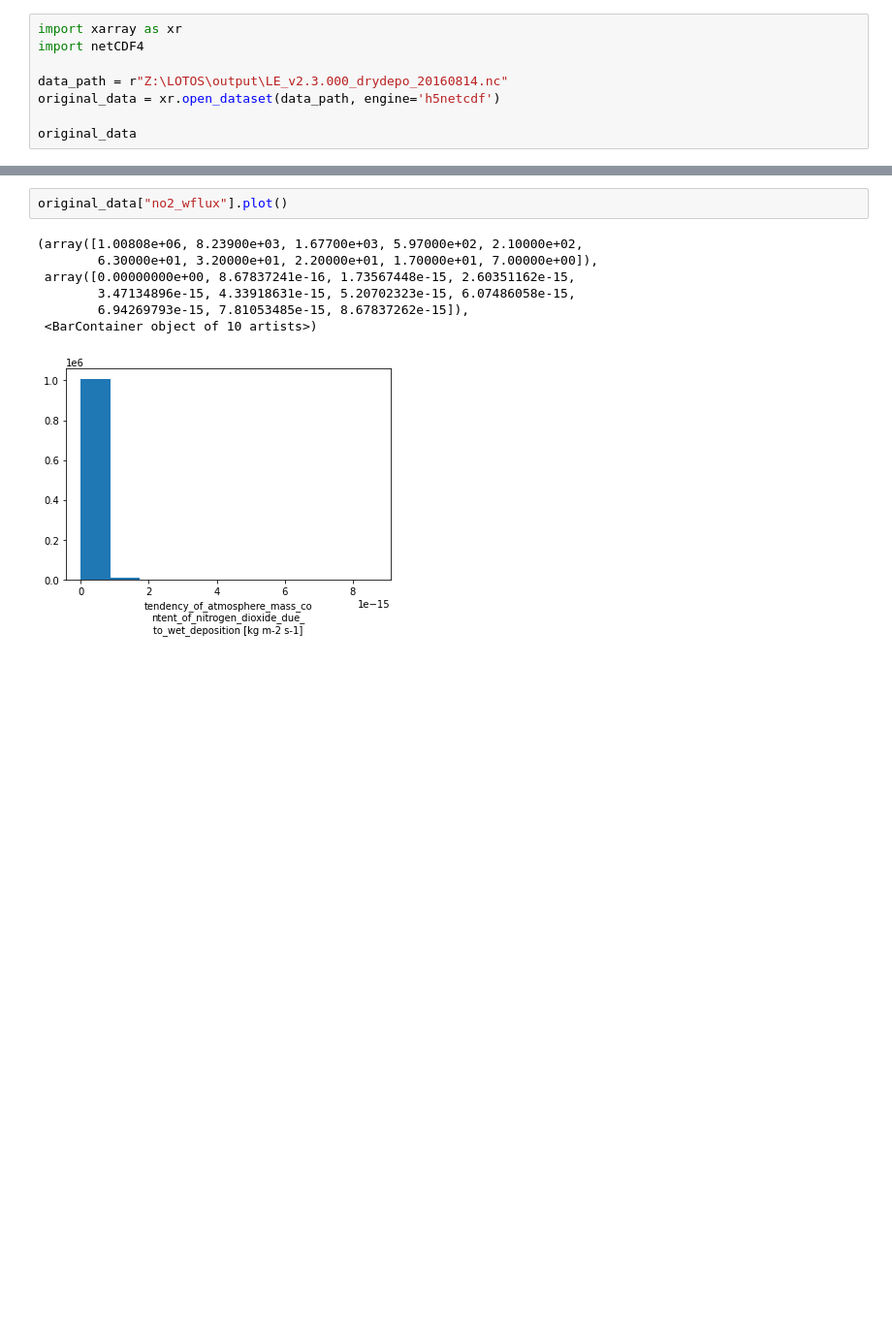
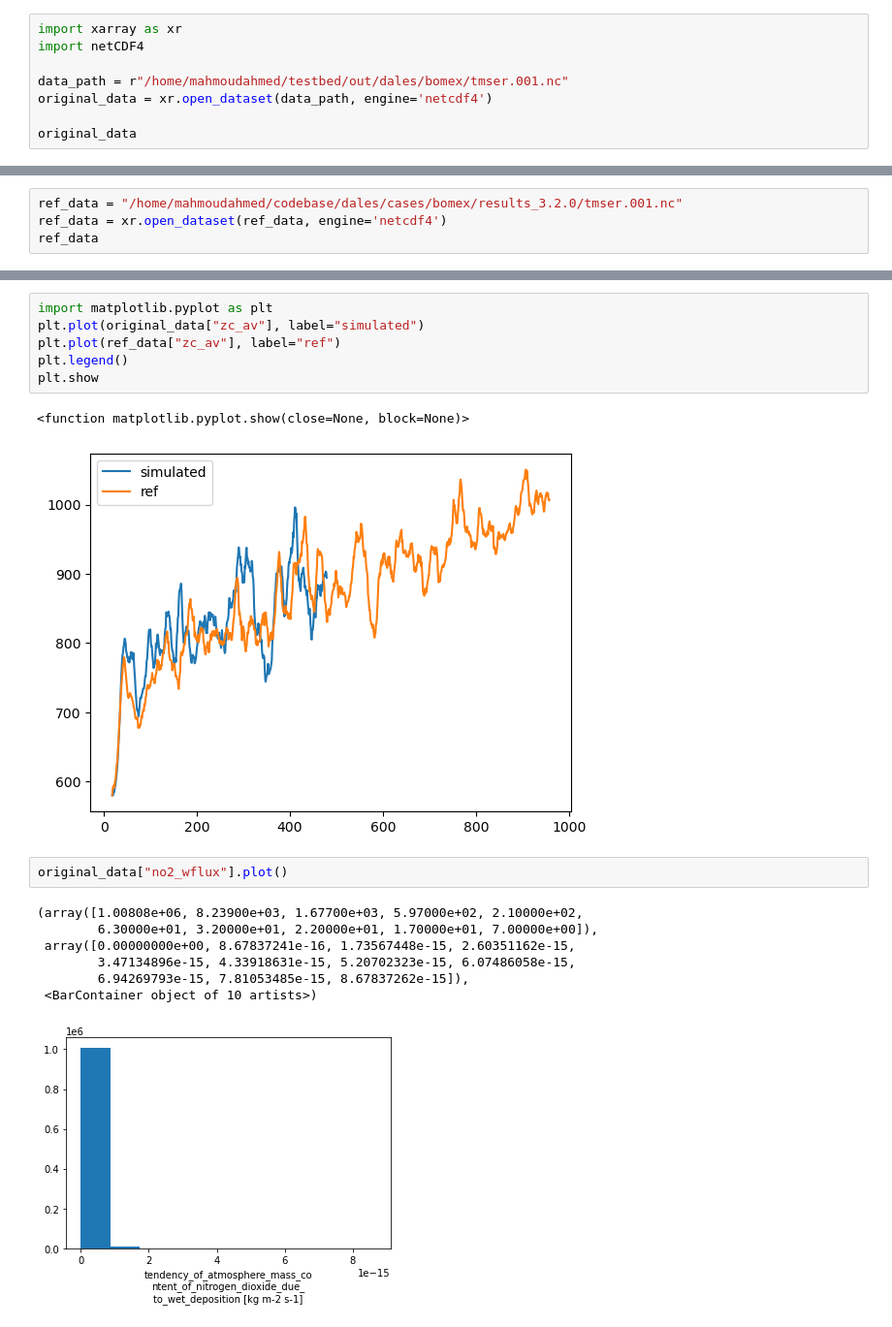
Before and after one commit to Mahmoud-H97/notebooks, a Jupyter notebook: n-depo/visualization.ipynb, the cells around one changed output, grey strips where cells are left out. Shown: that part at 97% size. Drawn from its saved outputs; the diff is of its cells as text; blank space fills up the shorter version.

Commit message:
modified visualization

```diff
--- a/n-depo/visualization.ipynb
+++ b/n-depo/visualization.ipynb
@@ -2,8 +2,8 @@
 import xarray as xr
 import netCDF4
 
-data_path = r"Z:\LOTOS\output\LE_v2.3.000_drydepo_20160814.nc"
-original_data = xr.open_dataset(data_path, engine='h5netcdf')
+data_path = r"/home/mahmoudahmed/testbed/out/dales/bomex/tmser.001.nc"
+original_data = xr.open_dataset(data_path, engine='netcdf4')
 
 original_data
 # %% [output]
@@ -26,0 +27,4 @@ Data variables: (12/13)
+# %%
+ref_data = "/home/mahmoudahmed/codebase/dales/cases/bomex/results_3.2.0/tmser.001.nc"
+ref_data = xr.open_dataset(ref_data, engine='netcdf4')
+ref_data
@@ -27,3 +49,12 @@ Data variables: (12/13)
+# %%
+import matplotlib.pyplot as plt
+plt.plot(original_data["zc_av"], label="simulated")
+plt.plot(ref_data["zc_av"], label="ref")
+plt.legend()
+plt.show
+# %% [output]
+<function matplotlib.pyplot.show(close=None, block=None)>
+[figure, added]
 # %%
 original_data["no2_wflux"].plot()
 # %% [output]
```
Also changed, not shown: parts of 6 cells of this notebook, 4 other files.
